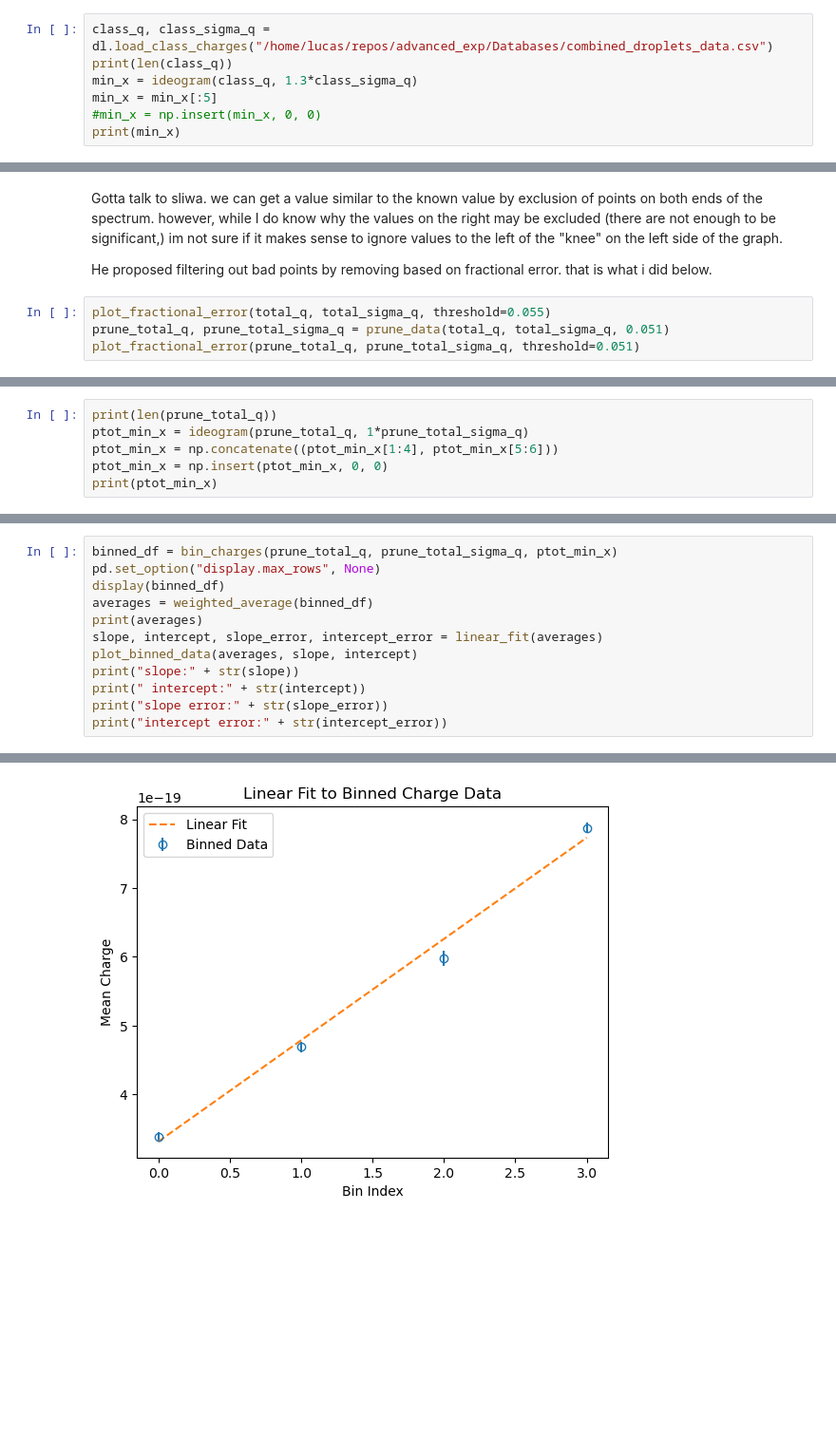
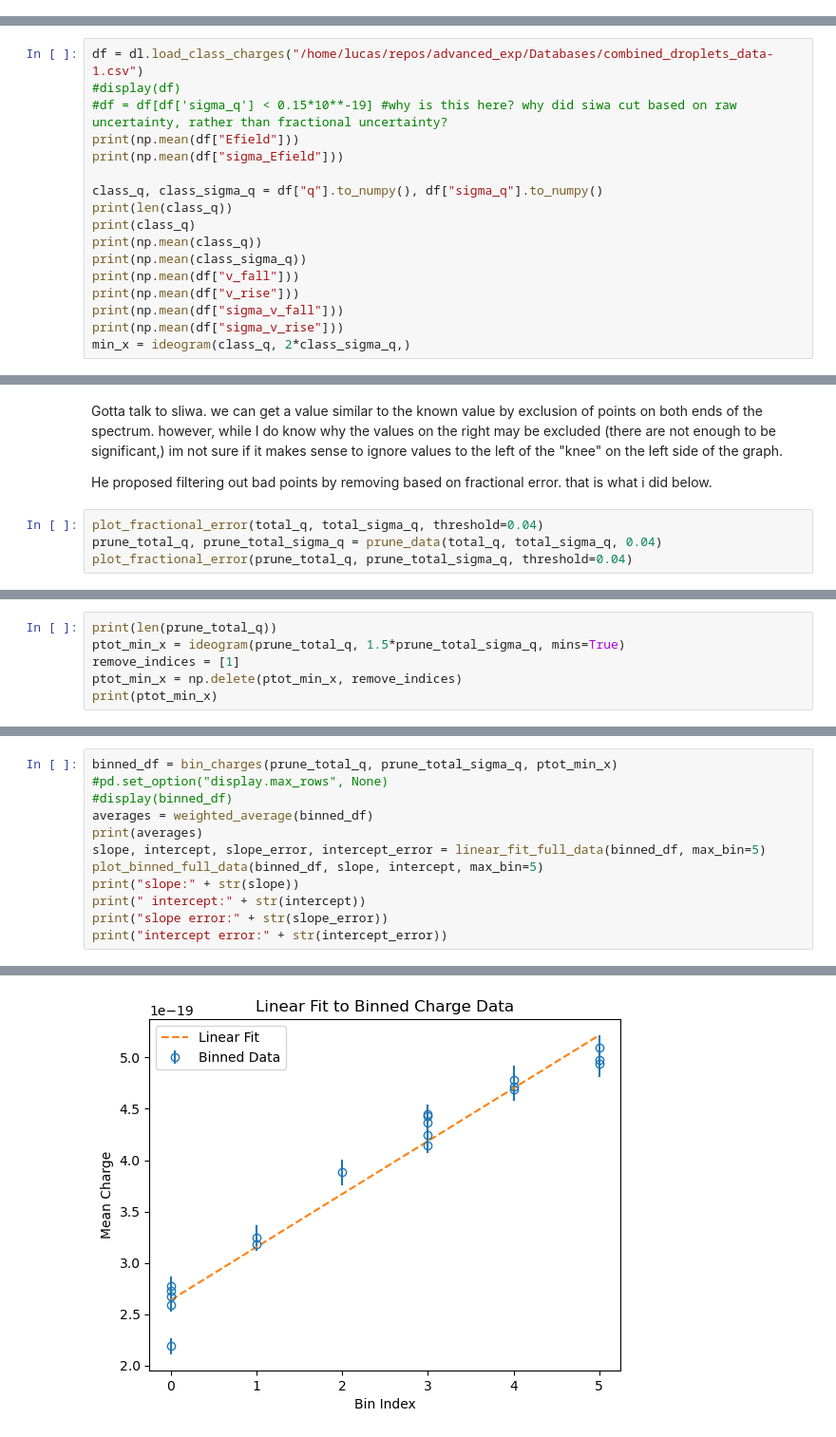
Before and after one commit to Steinburglar/advanced_exp, a Jupyter notebook: FAFO/TestLucas.ipynb, the cells around one changed output, grey strips where cells are left out. Shown at 95% size. Saved outputs shown, nothing was run; the diff lists cells and outputs as text; blank space fills up the shorter version.

```diff
--- a/FAFO/TestLucas.ipynb
+++ b/FAFO/TestLucas.ipynb
@@ -36,7 +35,0 @@ array([2.34295877e-20])
-# %%
-class_q, class_sigma_q = dl.load_class_charges("/home/lucas/repos/advanced_exp/Databases/combined_droplets_data.csv")
-print(len(class_q))
-min_x = ideogram(class_q, 1.3*class_sigma_q)
-min_x = min_x[:5]
-#min_x = np.insert(min_x, 0, 0)
-print(min_x)
@@ -47,0 +36,17 @@ print(min_x)
+# %%
+df = dl.load_class_charges("/home/lucas/repos/advanced_exp/Databases/combined_droplets_data-1.csv")
+#display(df)
+#df = df[df['sigma_q'] < 0.15*10**-19] #why is this here? why did siwa cut based on raw uncertainty, rather than fractional uncertainty?
+print(np.mean(df["Efield"]))
+print(np.mean(df["sigma_Efield"]))
+
+class_q, class_sigma_q = df["q"].to_numpy(), df["sigma_q"].to_numpy()
+print(len(class_q))
+print(class_q)
+print(np.mean(class_q))
+print(np.mean(class_sigma_q))
+print(np.mean(df["v_fall"]))
+print(np.mean(df["v_rise"]))
+print(np.mean(df["sigma_v_fall"]))
+print(np.mean(df["sigma_v_rise"]))
+min_x = ideogram(class_q, 2*class_sigma_q,)
@@ -117,7 +179,7 @@ Gotta talk to sliwa. we can get a value similar to the known value by exclusion
 
 He proposed filtering out bad points by removing based on fractional error. that is what i did below.
 # %%
-plot_fractional_error(total_q, total_sigma_q, threshold=0.055)
-prune_total_q, prune_total_sigma_q = prune_data(total_q, total_sigma_q, 0.051)
-plot_fractional_error(prune_total_q, prune_total_sigma_q, threshold=0.051)
+plot_fractional_error(total_q, total_sigma_q, threshold=0.04)
+prune_total_q, prune_total_sigma_q = prune_data(total_q, total_sigma_q, 0.04)
+plot_fractional_error(prune_total_q, prune_total_sigma_q, threshold=0.04)
 # %% [output]
@@ -126,7 +188,7 @@ plot_fractional_error(prune_total_q, prune_total_sigma_q, threshold=0.051)
 # %%
 print(len(prune_total_q))
-ptot_min_x = ideogram(prune_total_q, 1*prune_total_sigma_q)
-ptot_min_x = np.concatenate((ptot_min_x[1:4], ptot_min_x[5:6]))
-ptot_min_x = np.insert(ptot_min_x, 0, 0)
+ptot_min_x = ideogram(prune_total_q, 1.5*prune_total_sigma_q, mins=True)
+remove_indices = [1]
+ptot_min_x = np.delete(ptot_min_x, remove_indices)
 print(ptot_min_x)
 # %% [output]
@@ -137,11 +202,11 @@ print(ptot_min_x)
 # %%
 binned_df = bin_charges(prune_total_q, prune_total_sigma_q, ptot_min_x)
-pd.set_option("display.max_rows", None)
-display(binned_df)
+#pd.set_option("display.max_rows", None)
+#display(binned_df)
 averages = weighted_average(binned_df)
 print(averages)
-slope, intercept, slope_error, intercept_error = linear_fit(averages)
-plot_binned_data(averages, slope, intercept)
+slope, intercept, slope_error, intercept_error = linear_fit_full_data(binned_df, max_bin=5)
+plot_binned_full_data(binned_df, slope, intercept, max_bin=5)
 print("slope:" + str(slope))
 print(" intercept:" + str(intercept))
 print("slope error:" + str(slope_error))
@@ -172 +232 @@ print("intercept error:" + str(intercept_error))
-[figure, old version]
+[figure, new version]
```
Also changed, not shown: parts of 10 cells of this notebook, 4 other files.
